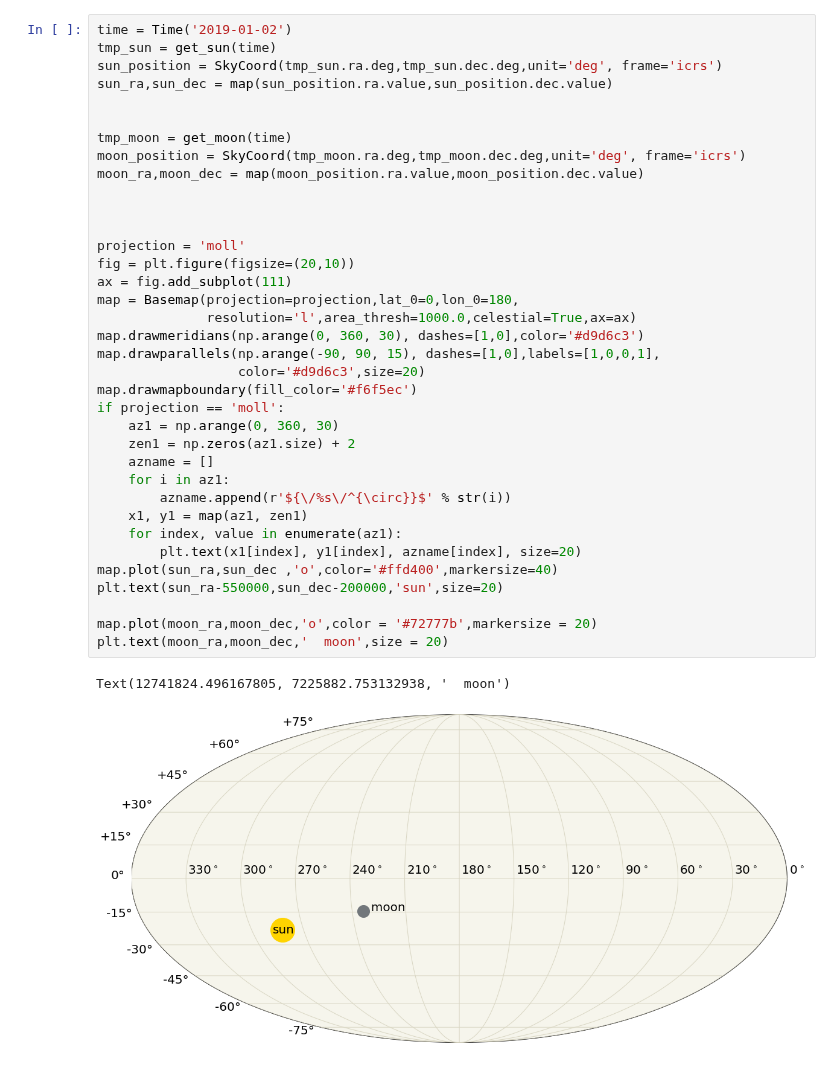
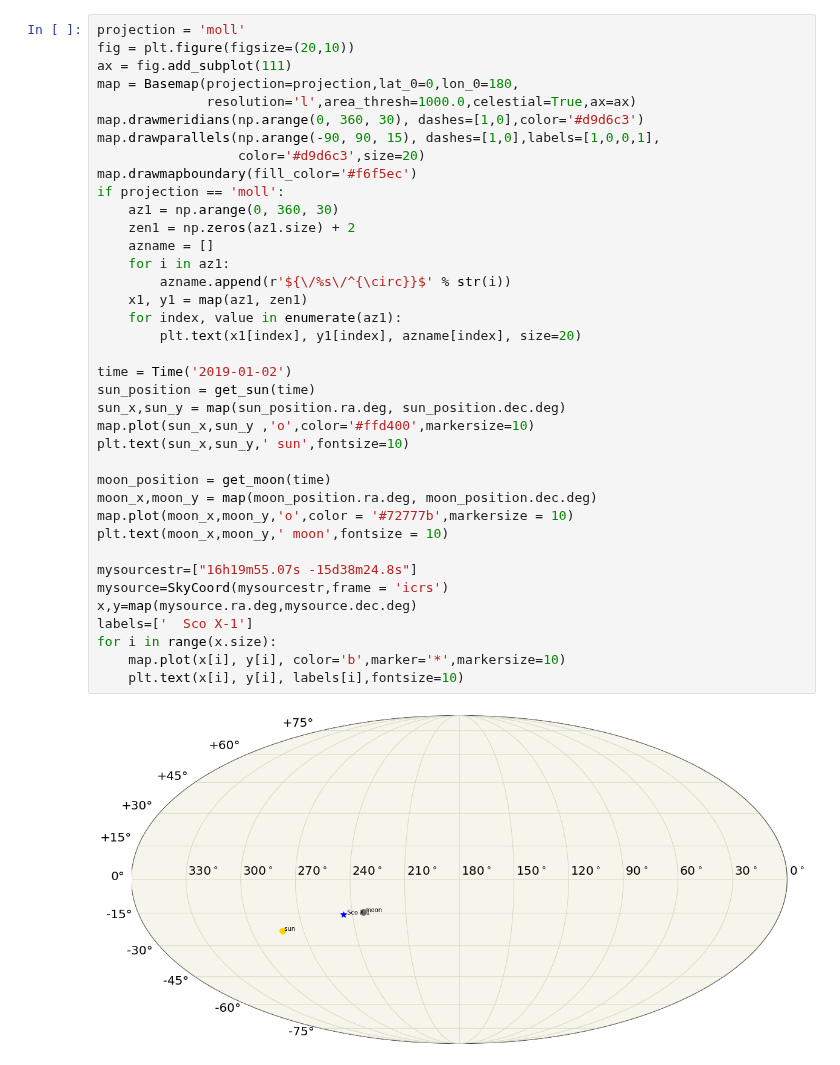
Before and after one commit to Lang-Shao/graduate_cource, a Jupyter notebook: General_Python/skymap.ipynb, the cells around one changed output. Drawn from its saved outputs; the diff is of its cells as text.

```diff
--- a/General_Python/skymap.ipynb
+++ b/General_Python/skymap.ipynb
@@ -9,39 +12,40 @@ from astropy.coordinates import get_sun,get_moon, SkyCoord
 # %%
-time = Time('2019-01-02')
-tmp_sun = get_sun(time)
-sun_position = SkyCoord(tmp_sun.ra.deg,tmp_sun.dec.deg,unit='deg', frame='icrs')
-sun_ra,sun_dec = map(sun_position.ra.value,sun_position.dec.value)
-
-
-tmp_moon = get_moon(time)
-moon_position = SkyCoord(tmp_moon.ra.deg,tmp_moon.dec.deg,unit='deg', frame='icrs')
-moon_ra,moon_dec = map(moon_position.ra.value,moon_position.dec.value)
-
-
-
 projection = 'moll'
 fig = plt.figure(figsize=(20,10))
 ax = fig.add_subplot(111)
 map = Basemap(projection=projection,lat_0=0,lon_0=180,
               resolution='l',area_thresh=1000.0,celestial=True,ax=ax)
 map.drawmeridians(np.arange(0, 360, 30), dashes=[1,0],color='#d9d6c3')
 map.drawparallels(np.arange(-90, 90, 15), dashes=[1,0],labels=[1,0,0,1],
                   color='#d9d6c3',size=20)
 map.drawmapboundary(fill_color='#f6f5ec')
 if projection == 'moll':
     az1 = np.arange(0, 360, 30)
     zen1 = np.zeros(az1.size) + 2
     azname = []
     for i in az1:
         azname.append(r'${\/%s\/^{\circ}}$' % str(i))
     x1, y1 = map(az1, zen1)
     for index, value in enumerate(az1):
         plt.text(x1[index], y1[index], azname[index], size=20)
-map.plot(sun_ra,sun_dec ,'o',color='#ffd400',markersize=40)
-plt.text(sun_ra-550000,sun_dec-200000,'sun',size=20)
 
-map.plot(moon_ra,moon_dec,'o',color = '#72777b',markersize = 20)
-plt.text(moon_ra,moon_dec,'  moon',size = 20)
+time = Time('2019-01-02')
+sun_position = get_sun(time)
+sun_x,sun_y = map(sun_position.ra.deg, sun_position.dec.deg)
+map.plot(sun_x,sun_y ,'o',color='#ffd400',markersize=10)
+plt.text(sun_x,sun_y,' sun',fontsize=10)
+
+moon_position = get_moon(time)
+moon_x,moon_y = map(moon_position.ra.deg, moon_position.dec.deg)
+map.plot(moon_x,moon_y,'o',color = '#72777b',markersize = 10)
+plt.text(moon_x,moon_y,' moon',fontsize = 10)
+
+mysourcestr=["16h19m55.07s -15d38m24.8s"]
+mysource=SkyCoord(mysourcestr,frame = 'icrs')
+x,y=map(mysource.ra.deg,mysource.dec.deg)
+labels=['  Sco X-1']
+for i in range(x.size):
+    map.plot(x[i], y[i], color='b',marker='*',markersize=10)
+    plt.text(x[i], y[i], labels[i],fontsize=10)
 # %% [output]
-Text(12741824.496167805, 7225882.753132938, '  moon')
-[figure, old version]
+[figure, new version]
```
Also changed, not shown: parts of 8 cells of this notebook, 1 other file.
